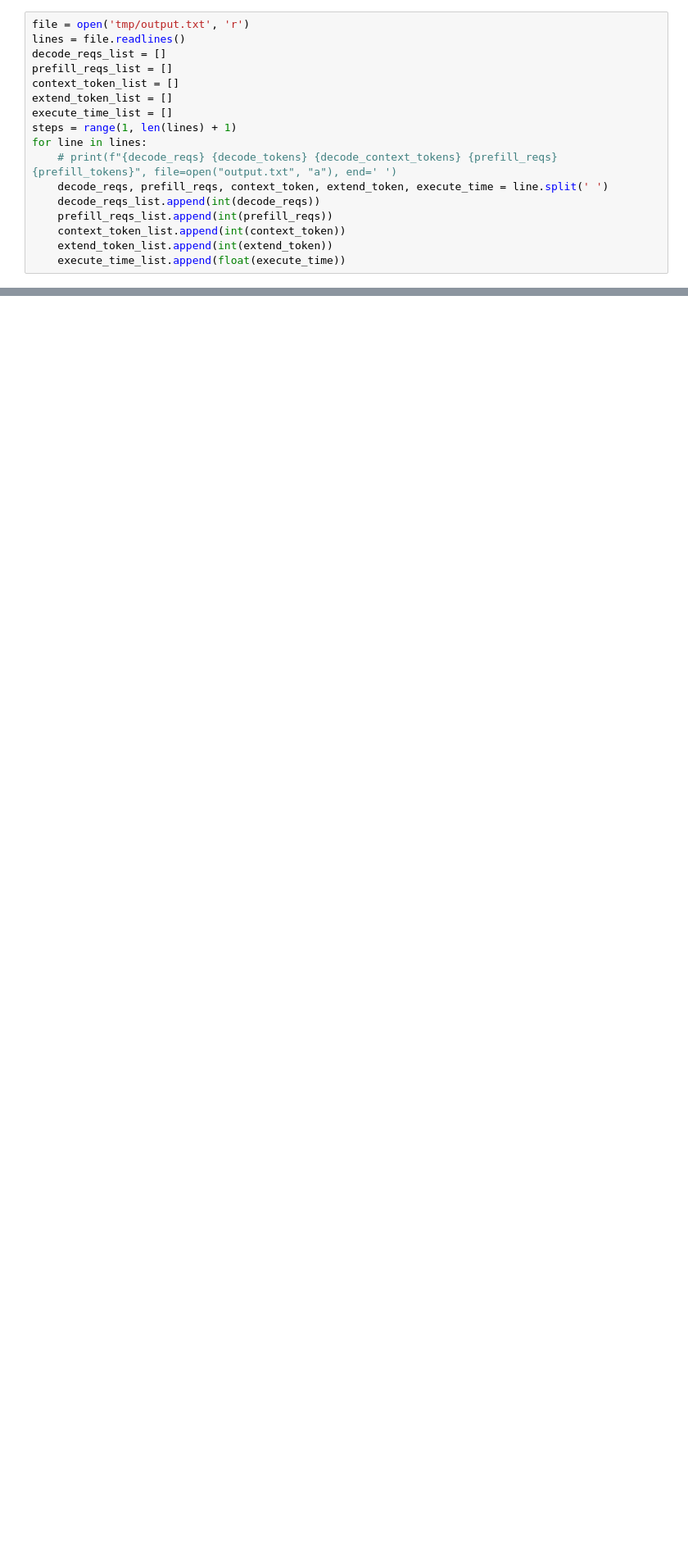
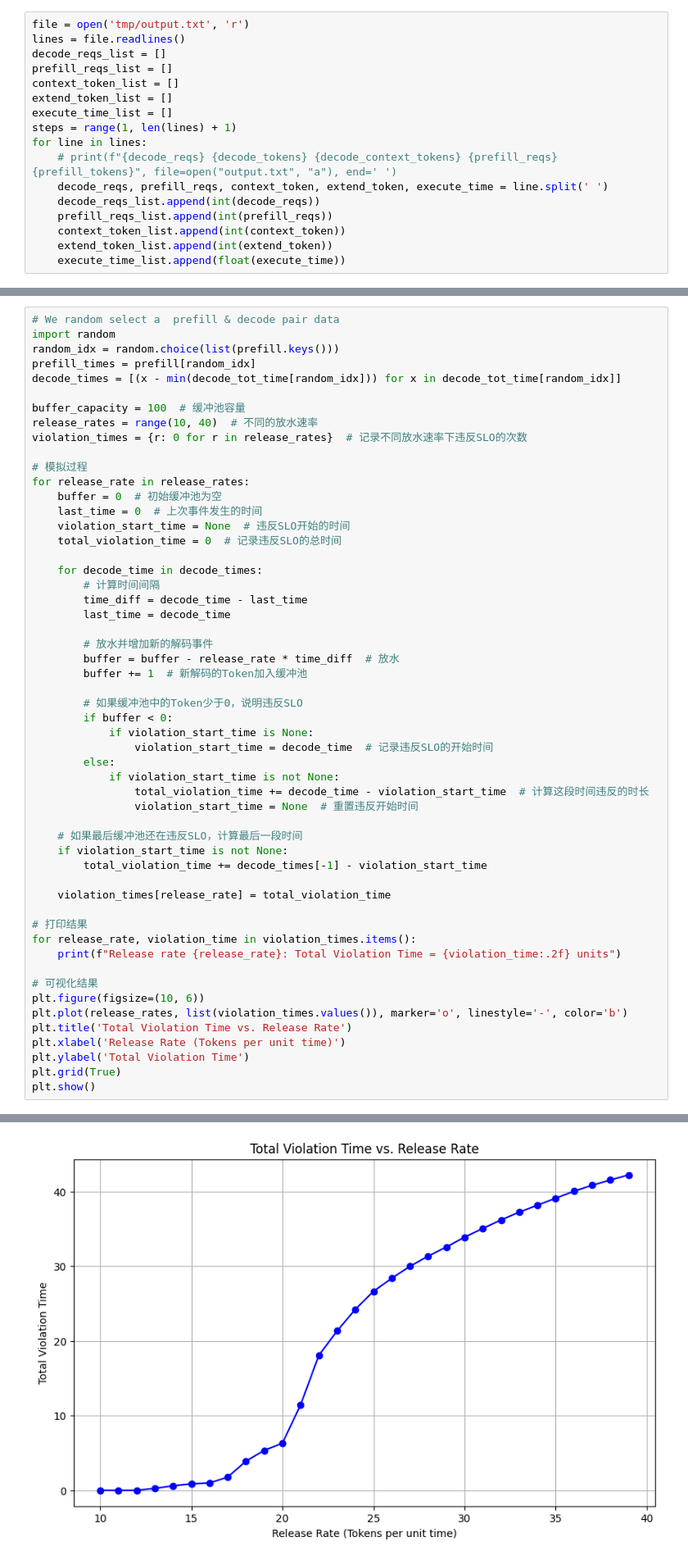
Before and after one commit to flyinglandlord/sglang, a Jupyter notebook: playground.ipynb, the cells around one changed output, grey strips where cells are left out. Shown at 82% size. Cells and saved outputs as stored; diff of their text form; blank space fills up the shorter version.

```diff
--- a/playground.ipynb
+++ b/playground.ipynb
@@ -326,0 +482,55 @@ plt.grid(True)
+# %%
+# We random select a  prefill & decode pair data
+import random
+random_idx = random.choice(list(prefill.keys()))
+prefill_times = prefill[random_idx]
+decode_times = [(x - min(decode_tot_time[random_idx])) for x in decode_tot_time[random_idx]]
+
+buffer_capacity = 100  # 缓冲池容量
+release_rates = range(10, 40)  # 不同的放水速率
+violation_times = {r: 0 for r in release_rates}  # 记录不同放水速率下违反SLO的次数
+
+# 模拟过程
+for release_rate in release_rates:
+    buffer = 0  # 初始缓冲池为空
+    last_time = 0  # 上次事件发生的时间
+    violation_start_time = None  # 违反SLO开始的时间
+    total_violation_time = 0  # 记录违反SLO的总时间
+
+    for decode_time in decode_times:
+        # 计算时间间隔
+        time_diff = decode_time - last_time
+        last_time = decode_time
+
+        # 放水并增加新的解码事件
+        buffer = buffer - release_rate * time_diff  # 放水
+        buffer += 1  # 新解码的Token加入缓冲池
+
+        # 如果缓冲池中的Token少于0，说明违反SLO
+        if buffer < 0:
+            if violation_start_time is None:
+                violation_start_time = decode_time  # 记录违反SLO的开始时间
+        else:
+            if violation_start_time is not None:
+                total_violation_time += decode_time - violation_start_time  # 计算这段时间违反的时长
+                violation_start_time = None  # 重置违反开始时间
+
+    # 如果最后缓冲池还在违反SLO，计算最后一段时间
+    if violation_start_time is not None:
+        total_violation_time += decode_times[-1] - violation_start_time
+
+    violation_times[release_rate] = total_violation_time
+
+# 打印结果
+for release_rate, violation_time in violation_times.items():
+    print(f"Release rate {release_rate}: Total Violation Time = {violation_time:.2f} units")
+
+# 可视化结果
+plt.figure(figsize=(10, 6))
+plt.plot(release_rates, list(violation_times.values()), marker='o', linestyle='-', color='b')
+plt.title('Total Violation Time vs. Release Rate')
+plt.xlabel('Release Rate (Tokens per unit time)')
+plt.ylabel('Total Violation Time')
+plt.grid(True)
+plt.show()
+# %% [output]
@@ -326,0 +554 @@ plt.grid(True)
+[figure, added]
```
Also changed, not shown: parts of 7 cells of this notebook, 6 other files.
